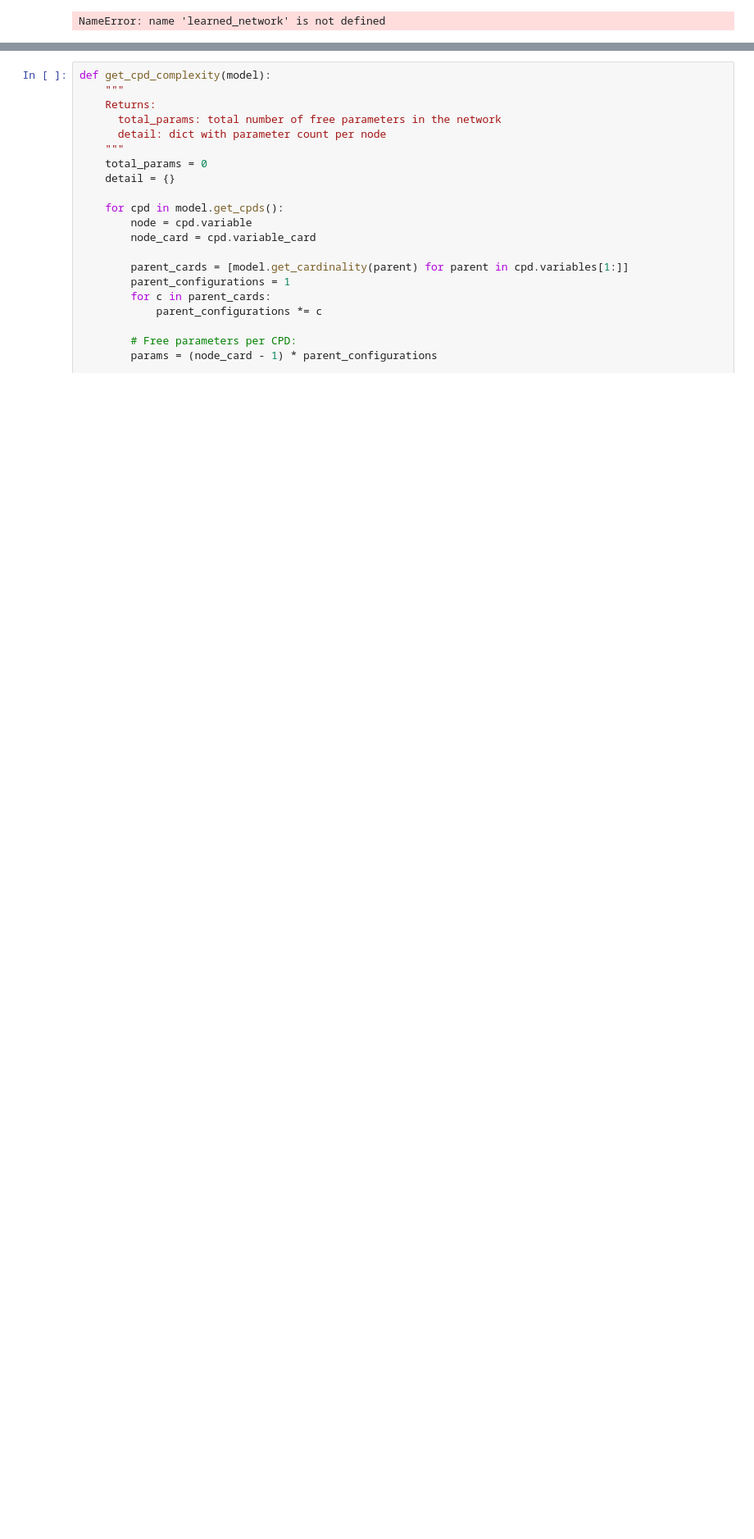
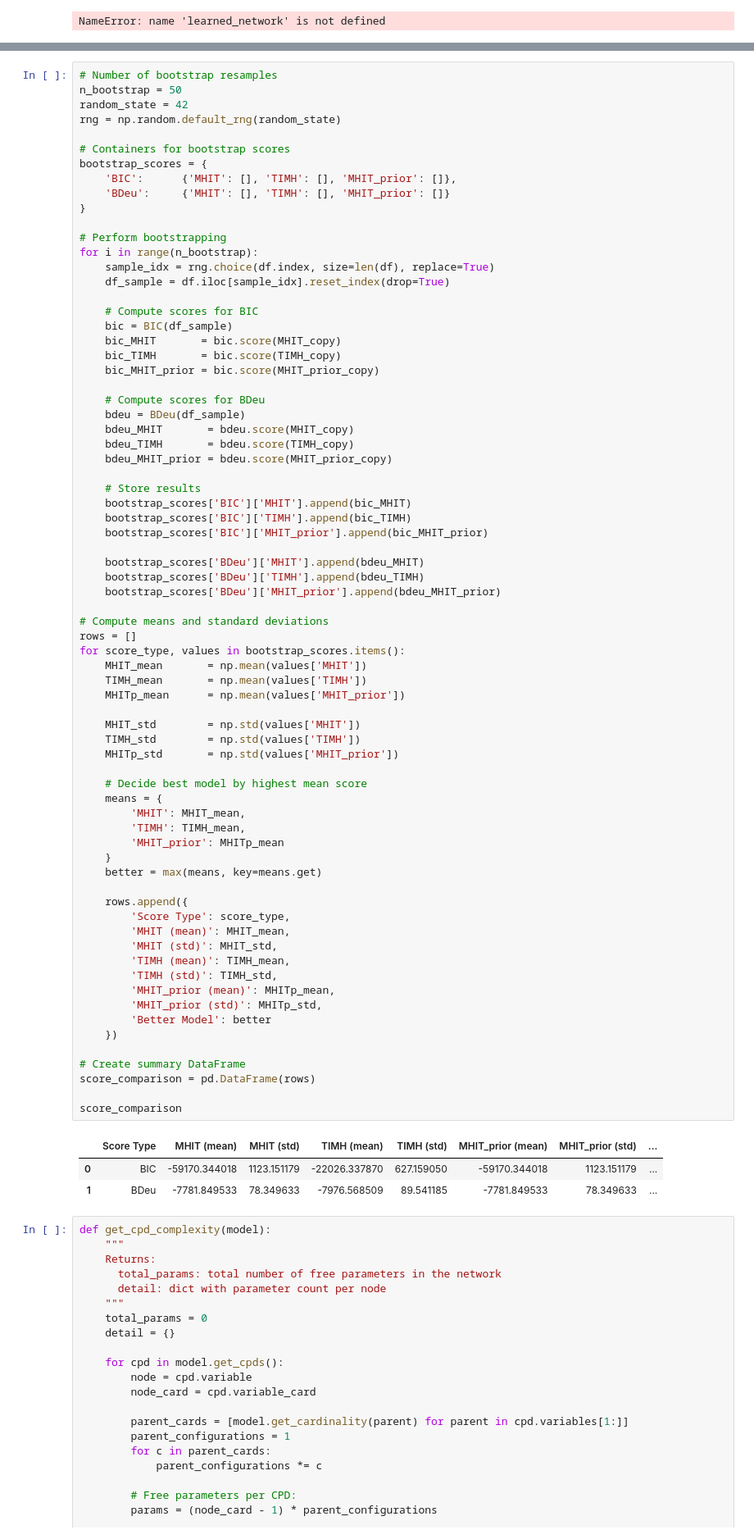
Before and after one commit to KonstantinKanchev/Music-Taste-and-Mental-Health, a Jupyter notebook: first_network.ipynb, the cells around one changed output, grey strips where cells are left out. Shown at 82% size. Drawn from its saved outputs; the diff is of its cells as text; blank space fills up the shorter version.

```diff
--- a/first_network.ipynb
+++ b/first_network.ipynb
@@ -610,3 +484,79 @@ score_comparison
+# %%
+# Number of bootstrap resamples
+n_bootstrap = 50
+random_state = 42
+rng = np.random.default_rng(random_state)
+
+# Containers for bootstrap scores
+bootstrap_scores = {
+    'BIC':      {'MHIT': [], 'TIMH': [], 'MHIT_prior': []},
+    'BDeu':     {'MHIT': [], 'TIMH': [], 'MHIT_prior': []}
+}
+
+# Perform bootstrapping
+for i in range(n_bootstrap):
+    sample_idx = rng.choice(df.index, size=len(df), replace=True)
+    df_sample = df.iloc[sample_idx].reset_index(drop=True)
+
+    # Compute scores for BIC
+    bic = BIC(df_sample)
+    bic_MHIT       = bic.score(MHIT_copy)
+    bic_TIMH       = bic.score(TIMH_copy)
+    bic_MHIT_prior = bic.score(MHIT_prior_copy)
+
+    # Compute scores for BDeu
+    bdeu = BDeu(df_sample)
+    bdeu_MHIT       = bdeu.score(MHIT_copy)
+    bdeu_TIMH       = bdeu.score(TIMH_copy)
+    bdeu_MHIT_prior = bdeu.score(MHIT_prior_copy)
+
+    # Store results
+    bootstrap_scores['BIC']['MHIT'].append(bic_MHIT)
+    bootstrap_scores['BIC']['TIMH'].append(bic_TIMH)
+    bootstrap_scores['BIC']['MHIT_prior'].append(bic_MHIT_prior)
+
+    bootstrap_scores['BDeu']['MHIT'].append(bdeu_MHIT)
+    bootstrap_scores['BDeu']['TIMH'].append(bdeu_TIMH)
+    bootstrap_scores['BDeu']['MHIT_prior'].append(bdeu_MHIT_prior)
+
+# Compute means and standard deviations
+rows = []
+for score_type, values in bootstrap_scores.items():
+    MHIT_mean       = np.mean(values['MHIT'])
+    TIMH_mean       = np.mean(values['TIMH'])
+    MHITp_mean      = np.mean(values['MHIT_prior'])
+
+    MHIT_std        = np.std(values['MHIT'])
+    TIMH_std        = np.std(values['TIMH'])
+    MHITp_std       = np.std(values['MHIT_prior'])
+
+    # Decide best model by highest mean score
+    means = {
+        'MHIT': MHIT_mean,
+        'TIMH': TIMH_mean,
+        'MHIT_prior': MHITp_mean
+    }
+    better = max(means, key=means.get)
+
+    rows.append({
+        'Score Type': score_type,
+        'MHIT (mean)': MHIT_mean,
+        'MHIT (std)': MHIT_std,
+        'TIMH (mean)': TIMH_mean,
+        'TIMH (std)': TIMH_std,
+        'MHIT_prior (mean)': MHITp_mean,
+        'MHIT_prior (std)': MHITp_std,
+        'Better Model': better
+    })
+
+# Create summary DataFrame
+score_comparison = pd.DataFrame(rows)
+
+score_comparison
+# %% [output]
+|  | Score Type | MHIT (mean) | MHIT (std) | TIMH (mean) | TIMH (std) | MHIT_prior (mean) | MHIT_prior (std) | ... |
+| 0 | BIC | -59170.344018 | 1123.151179 | -22026.337870 | 627.159050 | -59170.344018 | 1123.151179 | ... |
+| 1 | BDeu | -7781.849533 | 78.349633 | -7976.568509 | 89.541185 | -7781.849533 | 78.349633 | ... |
 # %%
 def get_cpd_complexity(model):
     """
```
Also changed, not shown: parts of 3 cells of this notebook, 4 other files.
